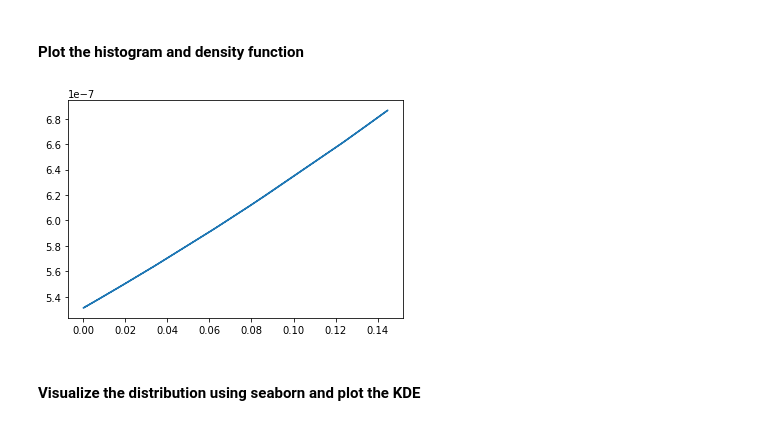
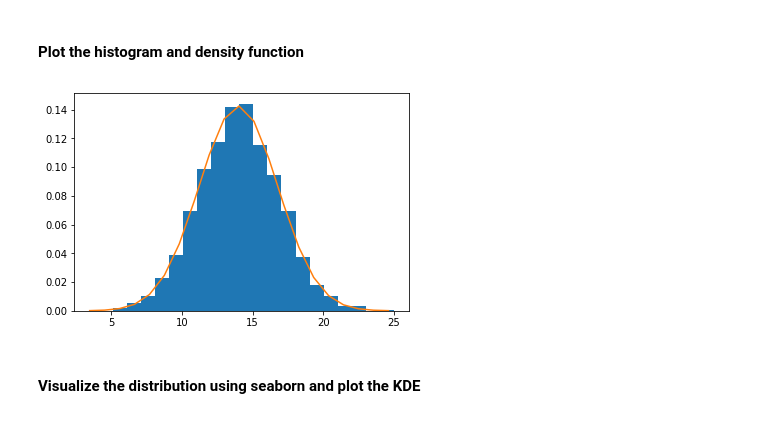
Before and after one commit to georgewillben/dsc-0-09-13-gaussian-distributions-lab-online-ds-pt-100118, a Jupyter notebook: index.ipynb, the cells around one changed output. Drawn from its saved outputs; the diff is of its cells as text; code cells hidden in the pictures.

```diff
--- a/index.ipynb
+++ b/index.ipynb
@@ -63,11 +63,11 @@ sum(density(14,2.8,positions))
 #### Plot the histogram and density function
 # %%
 # Plot histogram along with the density function
-#plt.hist(norm_dist, bins=20, density = True)
+plt.hist(norm_dist, bins=20, density = True)
 plt.plot(positions, density(14, 2.8, positions))
 plt.show()
 # %% [output]
-[figure, old version]
+[figure, new version]
 # %% [markdown]
 #### Visualize the distribution using seaborn and plot the KDE
 # %%
```
